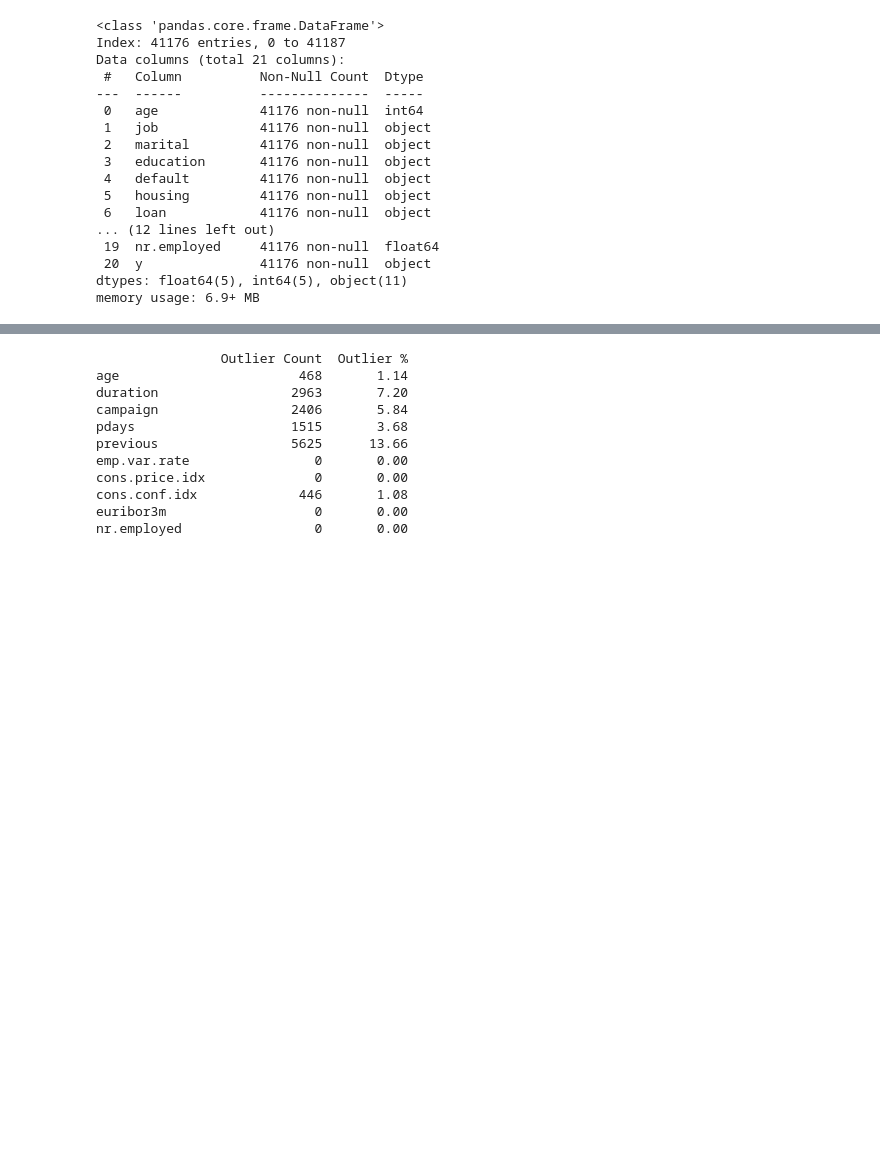
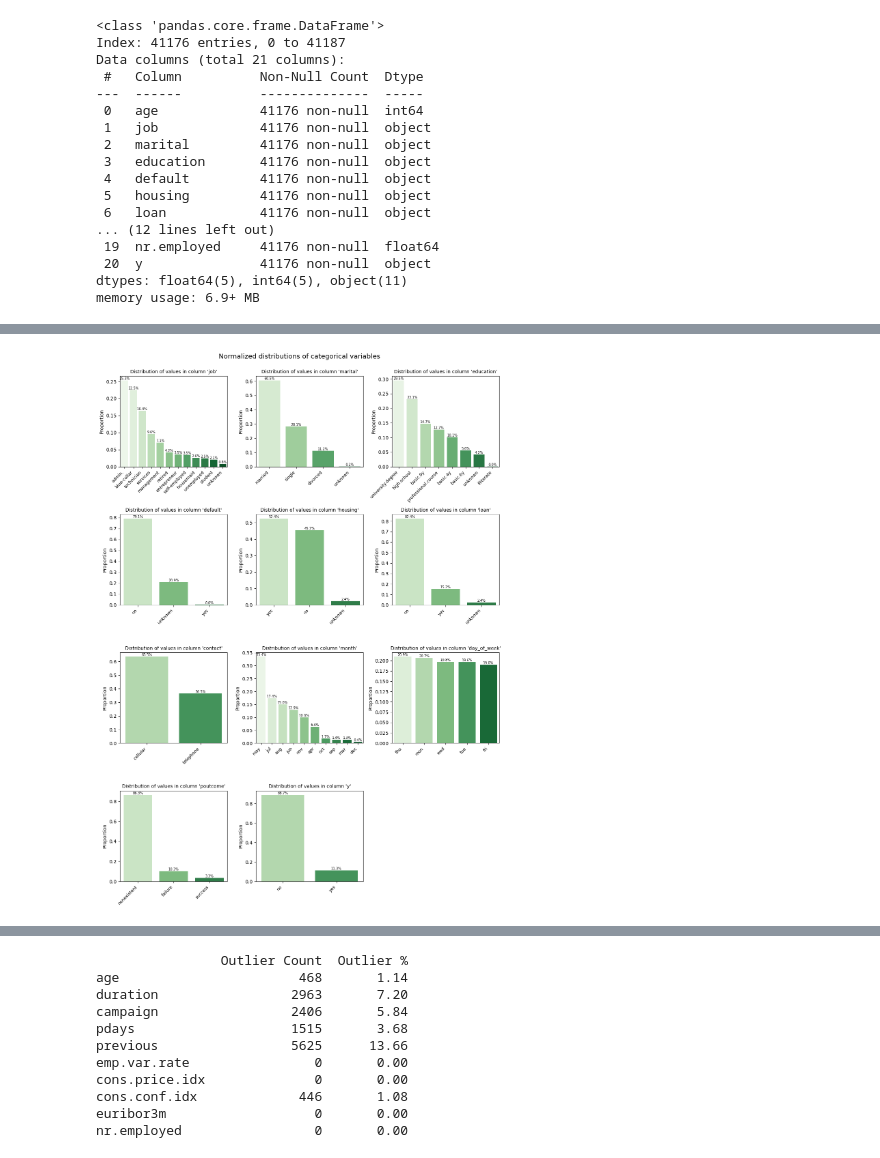
Before and after one commit to tvkravtsova/client_term_deposit_prediction, a Jupyter notebook: notebooks/bank_term_deposit_EDA.ipynb, the cells around one changed output, grey strips where cells are left out. Cells and saved outputs as stored; diff of their text form; code cells hidden in the pictures; blank space fills up the shorter version.

```diff
--- a/notebooks/bank_term_deposit_EDA.ipynb
+++ b/notebooks/bank_term_deposit_EDA.ipynb
@@ -284,18 +89,0 @@ plt.show()
-# %%
-# Виключаємо цільову змінну зі списку категоріальних колонок
-categorical_cols = [col for col in categorical_cols if col != 'y']
-
-# Побудова графіків
-plt.figure(figsize=(12, 16))
-
-for i, col in enumerate(categorical_cols, 1):
-    ax = plt.subplot(4, 3, i)
-    sns.countplot(data=df, x=col, hue='y', palette='Blues', ax=ax)
-    ax.set_title(f"Розподіл за ознакою '{col}'", fontsize=10)
-    ax.set_xticklabels(ax.get_xticklabels(), rotation=45, ha='right')
-    ax.set_xlabel("")
-    ax.set_ylabel("Кількість")
-    ax.grid(True, axis='y', linestyle='--', alpha=0.7)
-
-plt.tight_layout()
-plt.show()
@@ -426,0 +204,32 @@ dtype: float64
+# %%
+import matplotlib.pyplot as plt
+import seaborn as sns
+
+# Building plots
+plt.figure(figsize=(12, 16))
+
+for i, col in enumerate(categorical_cols, 1):
+    plt.subplot(4, 3, i)
+
+    data = df[col].value_counts(normalize=True).sort_index()
+    order = df[col].value_counts().index
+
+    ax = sns.countplot(data=df, x=col, palette='Greens',
+                       order=order, stat="probability")
+
+    plt.title(f"Distribution of values in column '{col}'", fontsize=10)
+    plt.xticks(rotation=45, ha='right', fontsize=9)
+    plt.xlabel("")
+    plt.ylabel("Proportion")
+
+    for p in ax.patches:
+        height = p.get_height()
+        ax.annotate(f'{height*100:.1f}%',
+                    (p.get_x() + p.get_width() / 2., height),
+                    ha='center', va='bottom', fontsize=7)
+
+plt.tight_layout()
+plt.suptitle("Normalized distributions of categorical variables", fontsize=14, y=1.02)
+plt.show()
+# %% [output]
+[figure, added]
```
Also changed, not shown: parts of 95 cells of this notebook.
